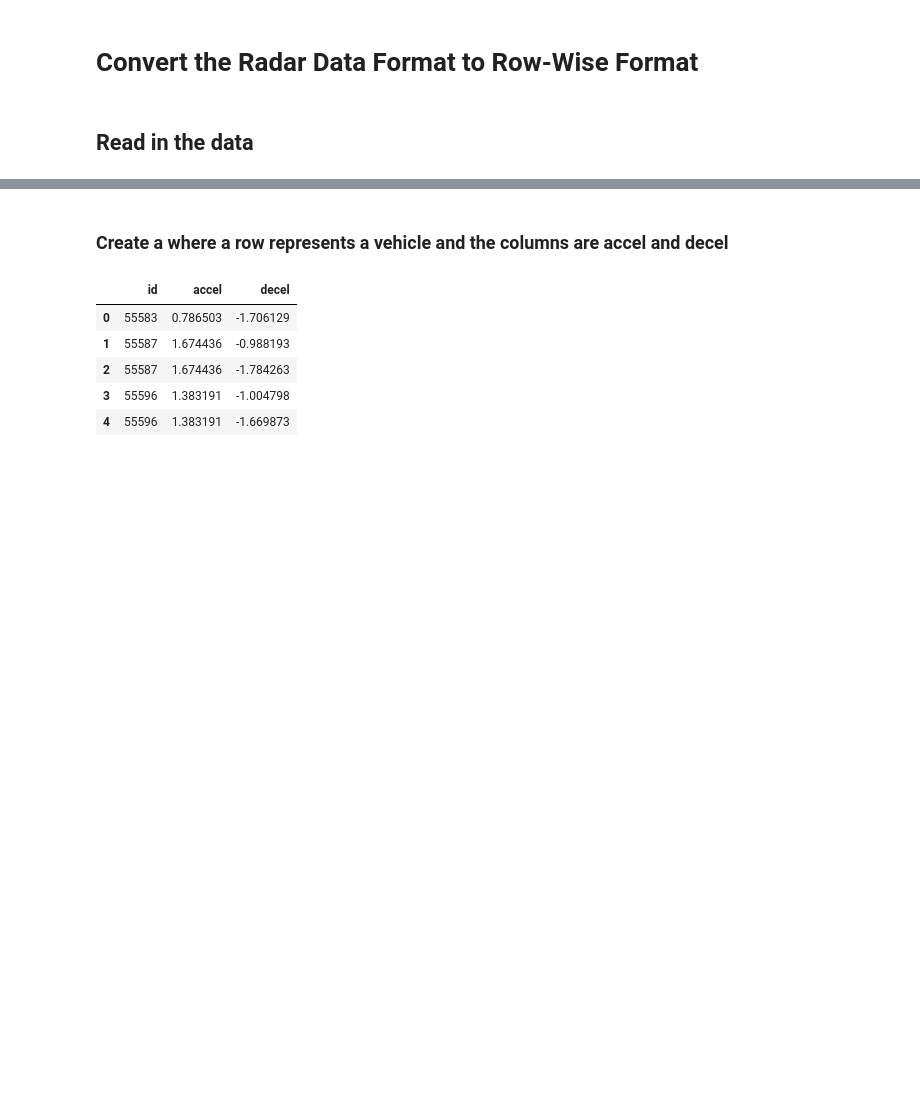
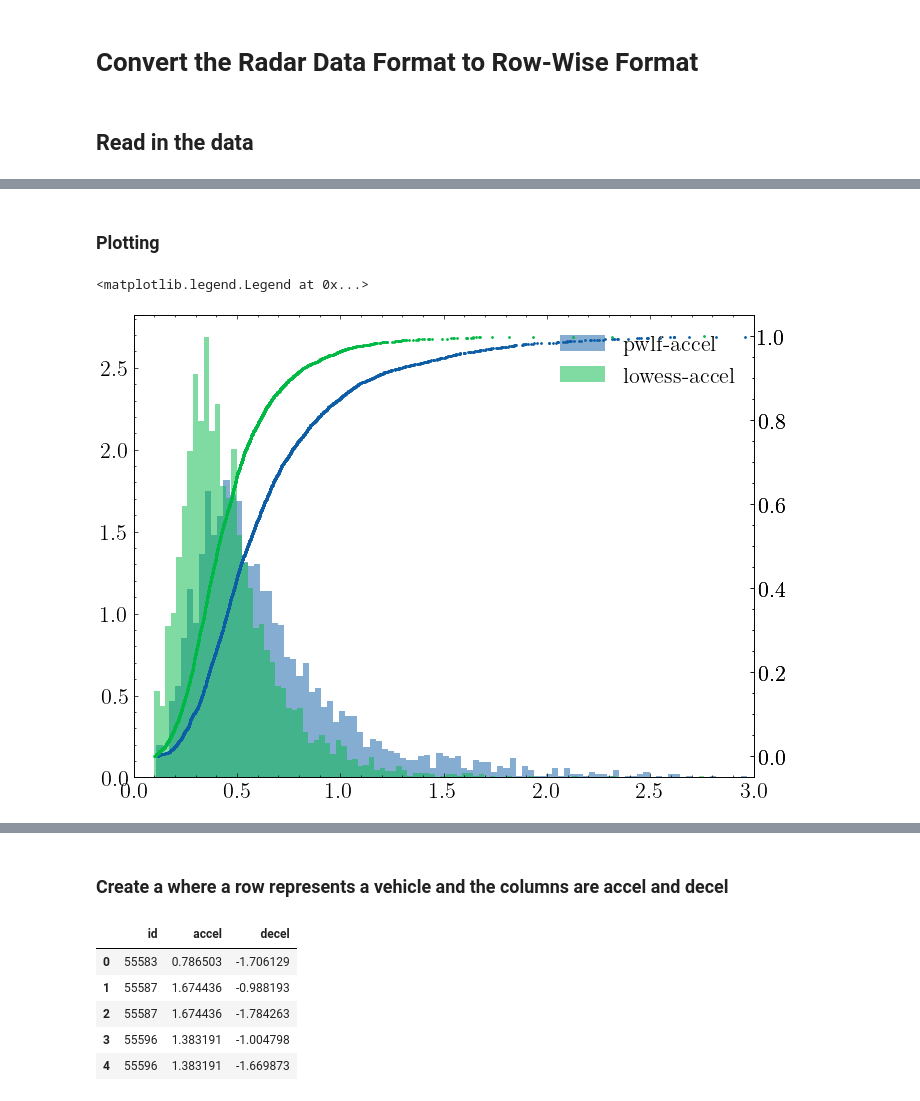
Before and after one commit to UnivOfAlabama-BittleResearchGroup/sumo-uc-2023, a Jupyter notebook: notebooks/make_veh_descript_table.ipynb, the cells around one changed output, grey strips where cells are left out. Saved outputs shown, nothing was run; the diff lists cells and outputs as text; code cells hidden in the pictures; blank space fills up the shorter version.

```diff
--- a/notebooks/make_veh_descript_table.ipynb
+++ b/notebooks/make_veh_descript_table.ipynb
@@ -1,4 +1,17 @@
 # %% [markdown]
 # Convert the Radar Data Format to Row-Wise Format
+# %%
+import os
+import sys
+from pathlib import Path
+
+def recursive_root(path: str, find="sumo-uc-23"):
+    if os.path.split(path)[-1] == find:
+        return Path(path)
+    return recursive_root(os.path.split(path)[0], find=find)
+
+
+ROOT = recursive_root(os.path.abspath("."))
+sys.path.append(str(ROOT))
 # %%
 import pandas as pd
@@ -24,0 +21,8 @@ types_df.loc[(types_df['type_decel'] > 0), 'type_decel'].sum(), types_df.loc[(ty
+# %%
+DATA_DIR = ROOT / "data" / "2023-01-13"
+
+pwlf_data = pd.read_parquet(DATA_DIR / "pwlf_method.parquet")
+lowess_data = pd.read_parquet(DATA_DIR / "lowess_method.parquet")
+headway_data = pd.read_parquet(DATA_DIR / "headway.parquet")
+headway_data.set_index("veh", inplace=True)
+headway_data = headway_data[headway_data["mean"] > 0.20]
@@ -24,0 +90,2 @@ types_df.loc[(types_df['type_decel'] > 0), 'type_decel'].sum(), types_df.loc[(ty
+# %% [markdown]
+### Plotting
@@ -24,0 +119,27 @@ types_df.loc[(types_df['type_decel'] > 0), 'type_decel'].sum(), types_df.loc[(ty
+# %%
+import scienceplots
+import matplotlib.pyplot as plt
+import seaborn as sns
+
+plt.style.use("science")
+plt.rcParams.update({"font.size": 16})
+
+# create a color palette
+palette = colors = sns.color_palette("Paired", 8, desat=0.8)
+# get every other color
+colors = [palette[i] for i in range(0, len(palette), 2)]
+
+# plot pwlf accel vs decel
+fig, ax = plt.subplots(figsize=(8, 6))
+hist_ecdf(
+    ("pwlf-accel", pwlf_data_accel),
+    ("lowess-accel", lowess_accel),
+    ax=ax,
+    colors=["C0", "C1"],
+    limits=(0, 3),
+)
+
+ax.legend()
+# %% [output]
+<matplotlib.legend.Legend at 0x...>
+[figure, added]
```
Also changed, not shown: parts of 41 cells of this notebook, 18 other files.
